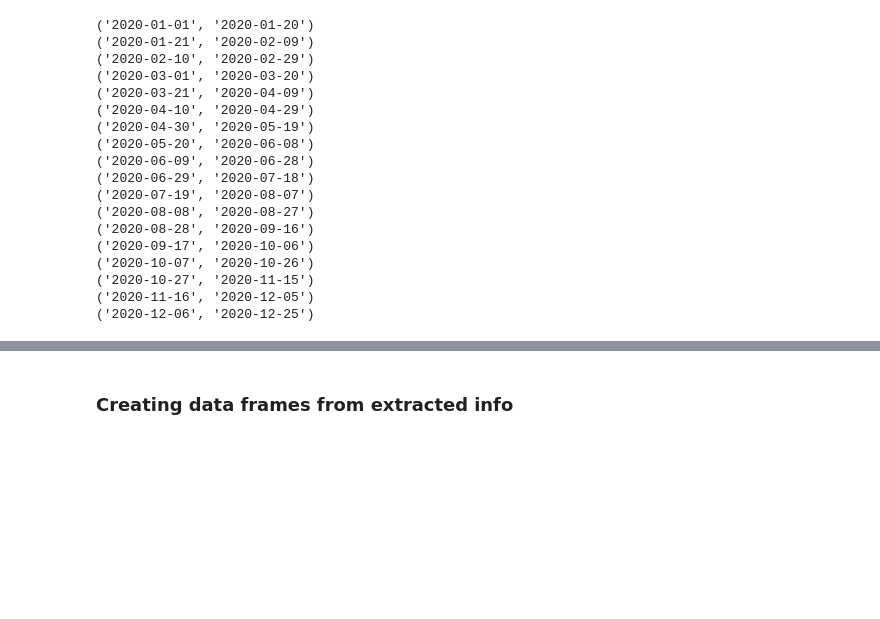
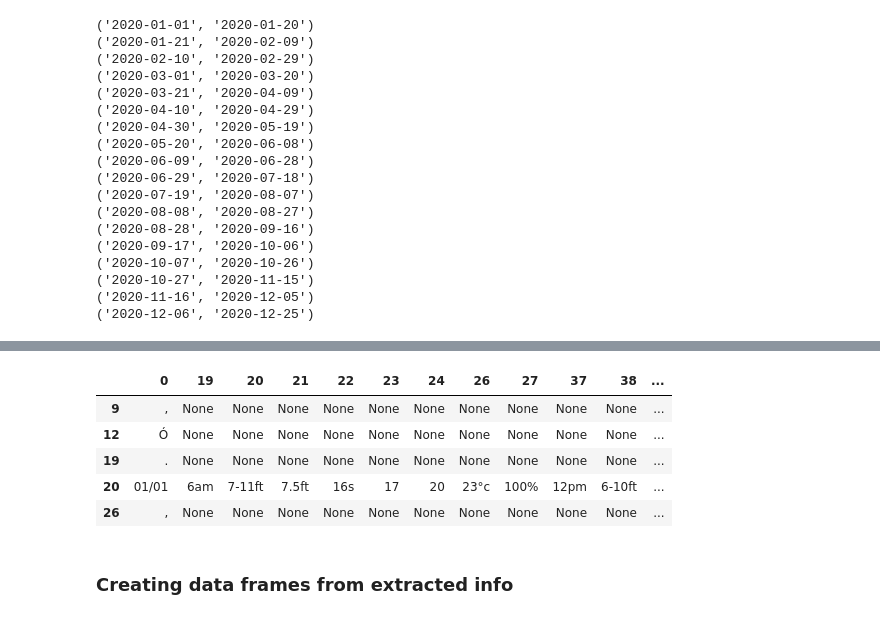
Before and after one commit to lukesmith194/SurfScanner, a Jupyter notebook: LUKE_Limpieza.ipynb, the cells around one changed output, grey strips where cells are left out. Cells and saved outputs as stored; diff of their text form; code cells hidden in the pictures; blank space fills up the shorter version.

```diff
--- a/LUKE_Limpieza.ipynb
+++ b/LUKE_Limpieza.ipynb
@@ -108,3 +116,12 @@ pipeline
+# %%
+joining.head()
+# %% [output]
+|  | 0 | 19 | 20 | 21 | 22 | 23 | 24 | 26 | 27 | 37 | 38 | ... |
+| 9 | , | None | None | None | None | None | None | None | None | None | None | ... |
+| 12 | Ó | None | None | None | None | None | None | None | None | None | None | ... |
+| 19 | . | None | None | None | None | None | None | None | None | None | None | ... |
+| 20 | 01/01 | 6am | 7-11ft | 7.5ft | 16s | 17 | 20 | 23°c | 100% | 12pm | 6-10ft | ... |
+| 26 | , | None | None | None | None | None | None | None | None | None | None | ... |
 # %% [markdown]
 ### Creating data frames from extracted info
 # %%
```
Also changed, not shown: parts of 13 cells of this notebook.
